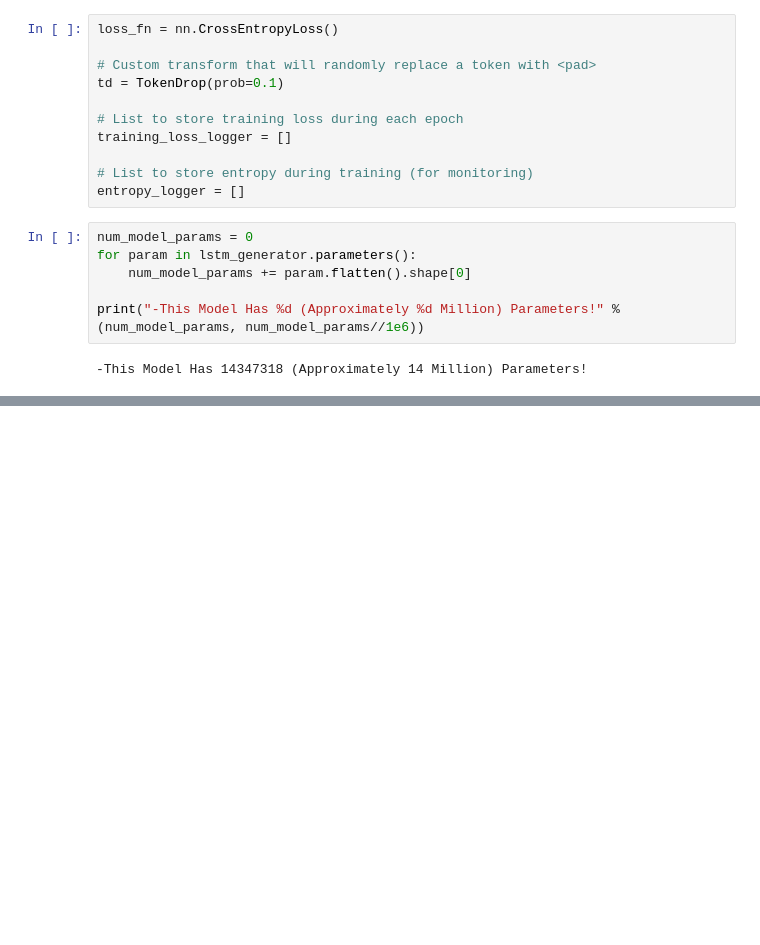
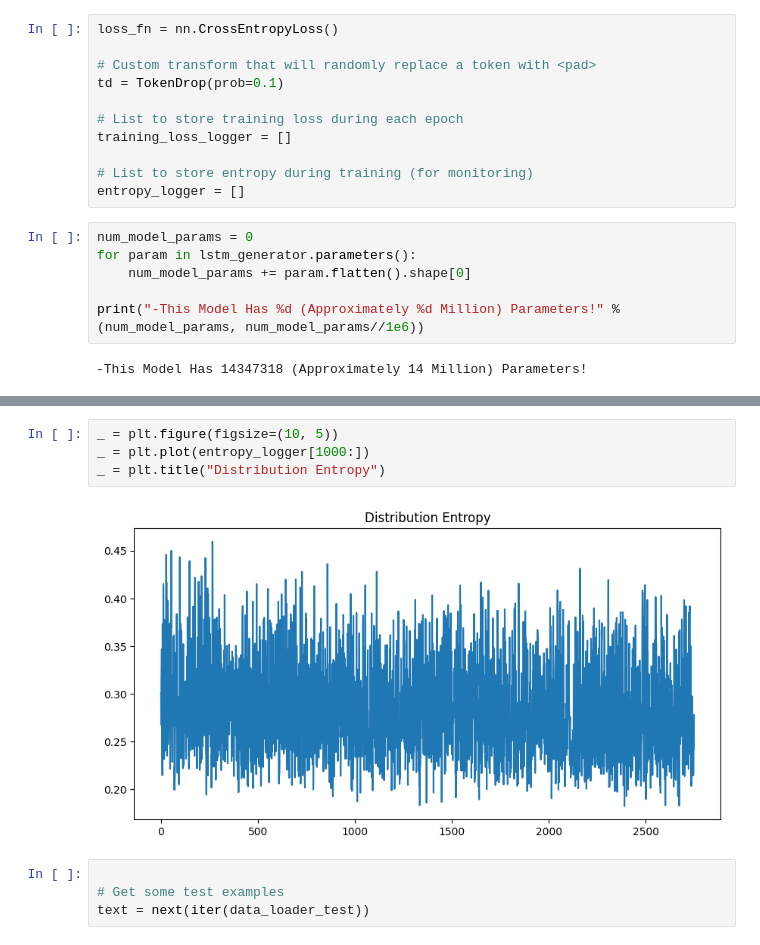
Before and after one commit to hy103/Machine_Learning, a Jupyter notebook: Deep_Learning/Text_generation_using_LSTM/18.Text_generation.ipynb, the cells around one changed output, grey strips where cells are left out. Cells and saved outputs as stored; diff of their text form; blank space fills up the shorter version.

```diff
--- a/Deep_Learning/Text_generation_using_LSTM/18.Text_generation.ipynb
+++ b/Deep_Learning/Text_generation_using_LSTM/18.Text_generation.ipynb
@@ -283,0 +288,10 @@ AttributeError: module 'torch' has no attribute 'bernouli'
+# %%
+_ = plt.figure(figsize=(10, 5))
+_ = plt.plot(entropy_logger[1000:])
+_ = plt.title("Distribution Entropy")
+# %% [output]
+[figure, added]
+# %%
+
+# Get some test examples
+text = next(iter(data_loader_test))
```
Also changed, not shown: parts of 12 cells of this notebook.
